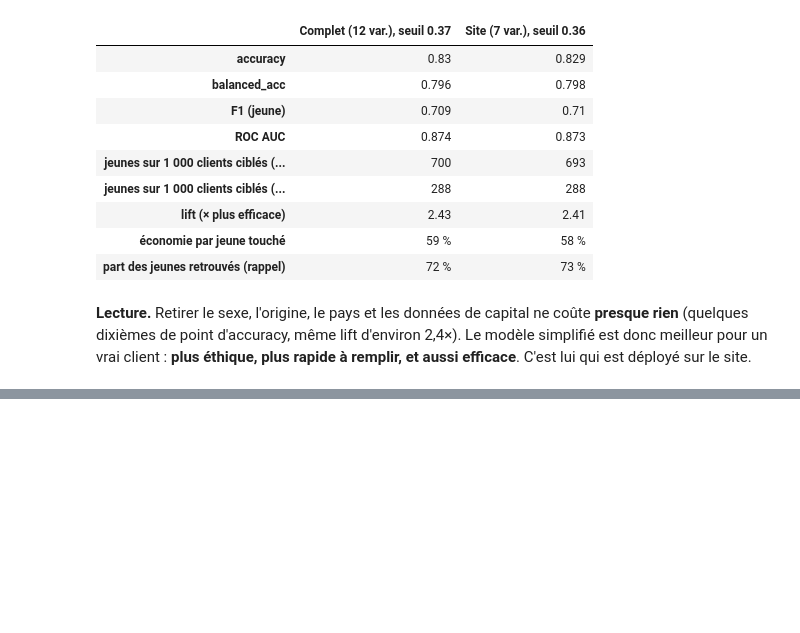
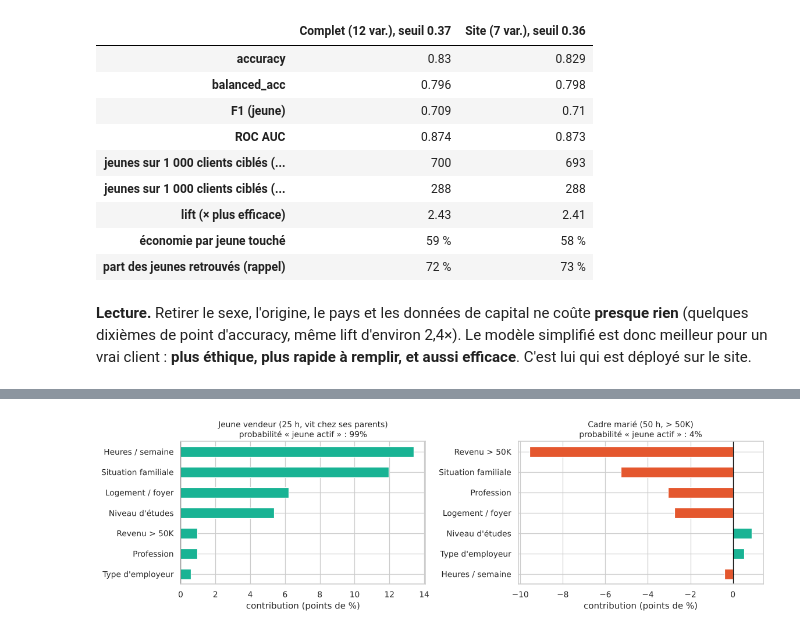
Before and after one commit to arijbensalem/income, a Jupyter notebook: notebooks/adult_jeunes_classification.ipynb, the cells around one changed output, grey strips where cells are left out. Drawn from its saved outputs; the diff is of its cells as text; code cells hidden in the pictures; blank space fills up the shorter version.

```diff
--- a/notebooks/adult_jeunes_classification.ipynb
+++ b/notebooks/adult_jeunes_classification.ipynb
@@ -470,0 +485,34 @@ Accuracy au seuil 0.5 : complet 0.834 | site 0.831
+# %%
+bg = Xs_train.sample(300, random_state=0).reset_index(drop=True)
+LABELS = {"occupation": "Profession", "workclass": "Type d'employeur", "hours-per-week": "Heures / semaine",
+          "education-num": "Niveau d'études", "income_gt50k": "Revenu > 50K",
+          "marital-status": "Situation familiale", "relationship": "Logement / foyer"}
+
+def explain(client: dict) -> pd.Series:
+    row = pd.DataFrame([client])[site_features]
+    p = site_model.predict_proba(row)[0, 1]
+    contrib = {}
+    for f in site_features:
+        block = pd.concat([row] * len(bg), ignore_index=True)
+        block[f] = bg[f].values
+        contrib[LABELS[f]] = (p - site_model.predict_proba(block)[:, 1].mean()) * 100
+    return p, pd.Series(contrib).sort_values(key=abs)
+
+clients = {
+    "Jeune vendeur (25 h, vit chez ses parents)":
+        {"occupation": "Sales", "workclass": "Private", "hours-per-week": 25, "education-num": 10,
+         "income_gt50k": 0, "marital-status": "Never-married", "relationship": "Own-child"},
+    "Cadre marié (50 h, > 50K)":
+        {"occupation": "Exec-managerial", "workclass": "Private", "hours-per-week": 50, "education-num": 13,
+         "income_gt50k": 1, "marital-status": "Married-civ-spouse", "relationship": "Husband"},
+}
+fig, axes = plt.subplots(1, 2, figsize=(13, 4))
+for ax, (name, client) in zip(axes, clients.items()):
+    p, c = explain(client)
+    c.plot(kind="barh", ax=ax, color=["#19b394" if v >= 0 else "#e4572e" for v in c])
+    ax.axvline(0, color="black", lw=1)
+    ax.set_title(f"{name}\nprobabilité « jeune actif » : {p:.0%}", fontsize=11)
+    ax.set_xlabel("contribution (points de %)")
+plt.tight_layout(); plt.show()
+# %% [output]
+[figure, added]
```
Also changed, not shown: parts of 4 cells of this notebook, 1 other file.
